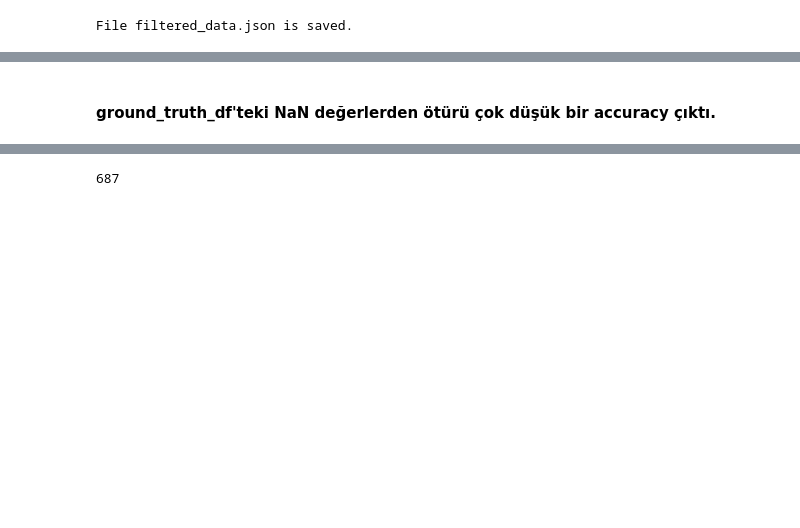
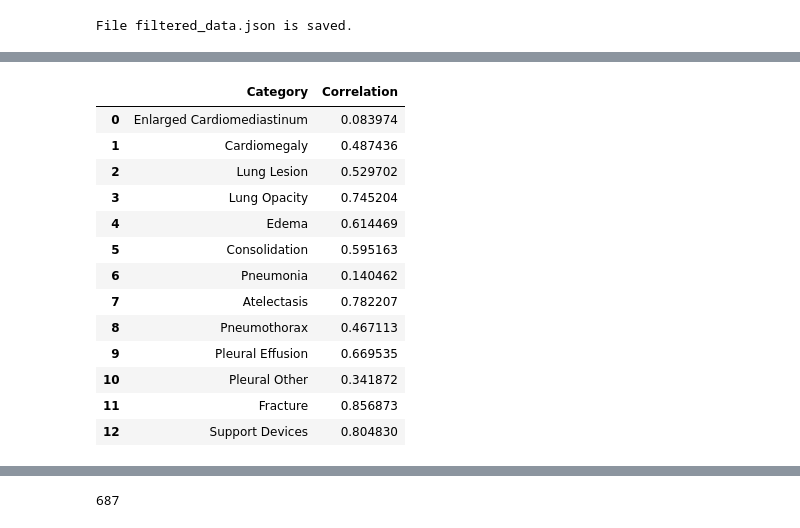
Before and after one commit to emredemirbas/ai-clinical-verification-mimic-cxr, a Jupyter notebook: evaluation metrics/evaluate_metrics_for_gemini_api.ipynb, the cells around one changed output, grey strips where cells are left out. Saved outputs shown, nothing was run; the diff lists cells and outputs as text; code cells hidden in the pictures; blank space fills up the shorter version.

```diff
--- a/evaluation metrics/evaluate_metrics_for_gemini_api.ipynb
+++ b/evaluation metrics/evaluate_metrics_for_gemini_api.ipynb
@@ -309,3 +185,56 @@ matched_df
+# %%
+# Merge the two DataFrames on 'study_id'
+merged_df = pd.merge(results_df, chexpert_results_df, on='study_id', suffixes=('_gemini', '_chexpert'))
+
+# Initialize a list to store correlation results
+correlation_results = []
+
+# Columns to compare (excluding 'study_id')
+columns_to_compare = [col for col in results_df.drop('study_id', axis = 1).columns];
+
+# Iterate through each category to calculate correlation
+for col in columns_to_compare:
+    # Get predictions from both models for the current category
+    model1_preds = merged_df[f"{col}_gemini"]
+    model2_preds = merged_df[f"{col}_chexpert"]
+
+    # Handle NaN values (e.g., exclude rows with NaN in either model)
+    valid_indices = (~model1_preds.isna()) & (~model2_preds.isna())
+    model1_valid = model1_preds[valid_indices]
+    model2_valid = model2_preds[valid_indices]
+
+    # Calculate correlation (Pearson)
+    if len(model1_valid) > 1:  # Ensure there are enough data points
+        correlation = model1_valid.corr(model2_valid)
+    else:
+        correlation = None  # Not enough data to calculate correlation
+
+    # Append results for the current category
+    correlation_results.append({
+        'Category': col,
+        'Correlation': correlation
+    })
+
+# Create a DataFrame to display the results
+correlation_df = pd.DataFrame(correlation_results)
+
+# Display the resulting DataFrame
+correlation_df
+# %% [output]
+|  | Category | Correlation |
+| 0 | Enlarged Cardiomediastinum | 0.083974 |
+| 1 | Cardiomegaly | 0.487436 |
+| 2 | Lung Lesion | 0.529702 |
+| 3 | Lung Opacity | 0.745204 |
+| 4 | Edema | 0.614469 |
+| 5 | Consolidation | 0.595163 |
+| 6 | Pneumonia | 0.140462 |
+| 7 | Atelectasis | 0.782207 |
+| 8 | Pneumothorax | 0.467113 |
+| 9 | Pleural Effusion | 0.669535 |
+| 10 | Pleural Other | 0.341872 |
+| 11 | Fracture | 0.856873 |
+| 12 | Support Devices | 0.804830 |
 # %%
 merged = pd.merge(results_df, ground_truth_df, on=['study_id'], suffixes=('_results', '_ground_truth'))
 
@@ -320,8 +249,6 @@ for col in columns_to_compare:
     results.append({'Category': col, 'Total': total, 'Matches': matches, 'Accuracy': f"{accuracy:.2f}%"})
 
 accuracy_df = pd.DataFrame(results)
-# %% [markdown]
-#### ground_truth_df'teki NaN değerlerden ötürü çok düşük bir accuracy çıktı.
 # %%
 accuracy_df
 # %% [output]
```
Also changed, not shown: parts of 70 cells of this notebook.
